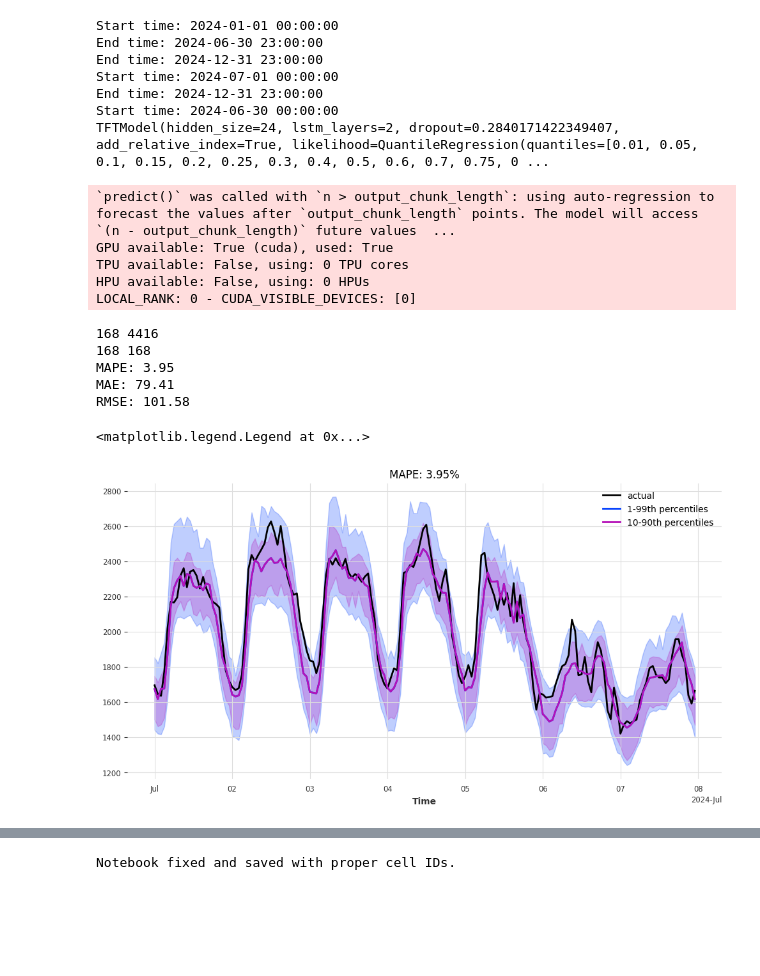
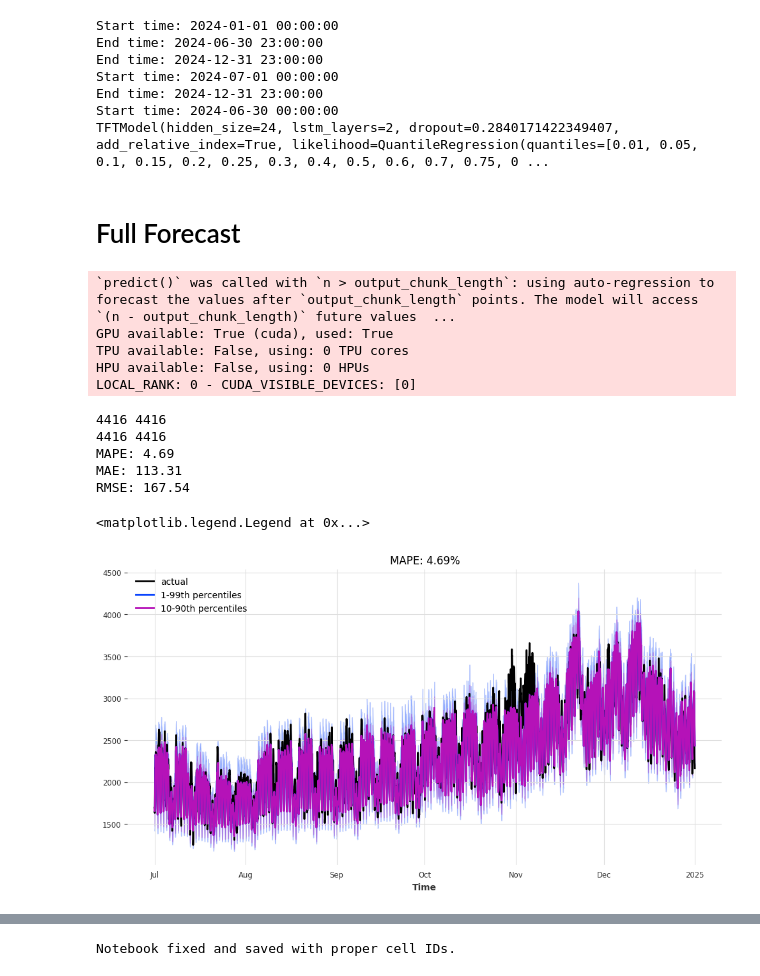
Before and after one commit to fk1603/Load-Forecasting, a Jupyter notebook: FINALTFT.ipynb, the cells around one changed output, grey strips where cells are left out. Drawn from its saved outputs; the diff is of its cells as text; code cells hidden in the pictures; blank space fills up the shorter version.

```diff
--- a/FINALTFT.ipynb
+++ b/FINALTFT.ipynb
@@ -570,5 +565,7 @@ TFTModel(hidden_size=24, lstm_layers=2, dropout=0.2840171422349407, add_relative
+# %% [markdown]
+# Full Forecast
 # %%
-forecast = my_model.predict(n=24*7, series = val_transformed,
+forecast = my_model.predict(n=len(test), series = val_transformed,
                             past_covariates=past_covariates_transformed, future_covariates=future_covariates_transformed,num_samples=100
                             )
 # %% [output]
@@ -582,47 +579,47 @@ LOCAL_RANK: 0 - CUDA_VISIBLE_DEVICES: [0]
 forecast_inv = transformer.inverse_transform(forecast)
 forecast_inv = forecast_inv
 print(len(forecast_inv),len(test))
-train_inv = test[:len(forecast_inv)]
-train_inv = train_inv
+test_series = test[:len(forecast_inv)]
+test_series = test_series
 
-print(len(forecast_inv),len(train_inv))
+print(len(forecast_inv),len(test_series))
 
 # Calculate evaluation metrics
-tft_mape = mape(train_inv, forecast_inv)  # MAPE
-tft_rmse = rmse(train_inv, forecast_inv)  # RMSE
-tft_mse = mse(train_inv, forecast_inv)  # MSE
-tft_r2 = r2_score(train_inv, forecast_inv)  # R^2
-tft_smape = smape(train_inv, forecast_inv)  # SMAPE
-tft_mae = mae(train_inv, forecast_inv)  # MAE
+tft_mape = mape(test_series, forecast_inv)  # MAPE
+tft_rmse = rmse(test_series, forecast_inv)  # RMSE
+tft_mse = mse(test_series, forecast_inv)  # MSE
+tft_r2 = r2_score(test_series, forecast_inv)  # R^2
+tft_smape = smape(test_series, forecast_inv)  # SMAPE
+tft_mae = mae(test_series, forecast_inv)  # MAE
 
 # Print results
 print(f"MAPE: {tft_mape:.2f}")
 print(f"MAE: {tft_mae:.2f}")
 print(f"RMSE: {tft_rmse:.2f}")
 # %% [output]
-168 4416
-168 168
-MAPE: 3.95
-MAE: 79.41
-RMSE: 101.58
+4416 4416
+4416 4416
+MAPE: 4.69
+MAE: 113.31
+RMSE: 167.54
 # %%
 # plot actual series
 import matplotlib.pyplot as plt
 
 
 plt.figure(figsize=(12, 6))
-test[: train_inv.end_time()].plot(label="actual")
+test[: test_series.end_time()].plot(label="actual")
 lowest_q, low_q, high_q, highest_q = 0.01, 0.1, 0.9, 0.99
 label_q_outer = f"{int(lowest_q * 100)}-{int(highest_q * 100)}th percentiles"
 label_q_inner = f"{int(low_q * 100)}-{int(high_q * 100)}th percentiles"
 # plot prediction with quantile ranges
 forecast_inv.plot(
     low_quantile=lowest_q, high_quantile=highest_q, label=label_q_outer
 )
 forecast_inv.plot(low_quantile=low_q, high_quantile=high_q, label=label_q_inner)
 
-plt.title(f"MAPE: {mape(test, forecast_inv):.2f}%")
+plt.title(f"MAPE: {mape(test_series, forecast_inv):.2f}%")
 plt.legend()
 # %% [output]
 <matplotlib.legend.Legend at 0x...>
-[figure, old version]
+[figure, new version]
```
Also changed, not shown: parts of 8 cells of this notebook.
